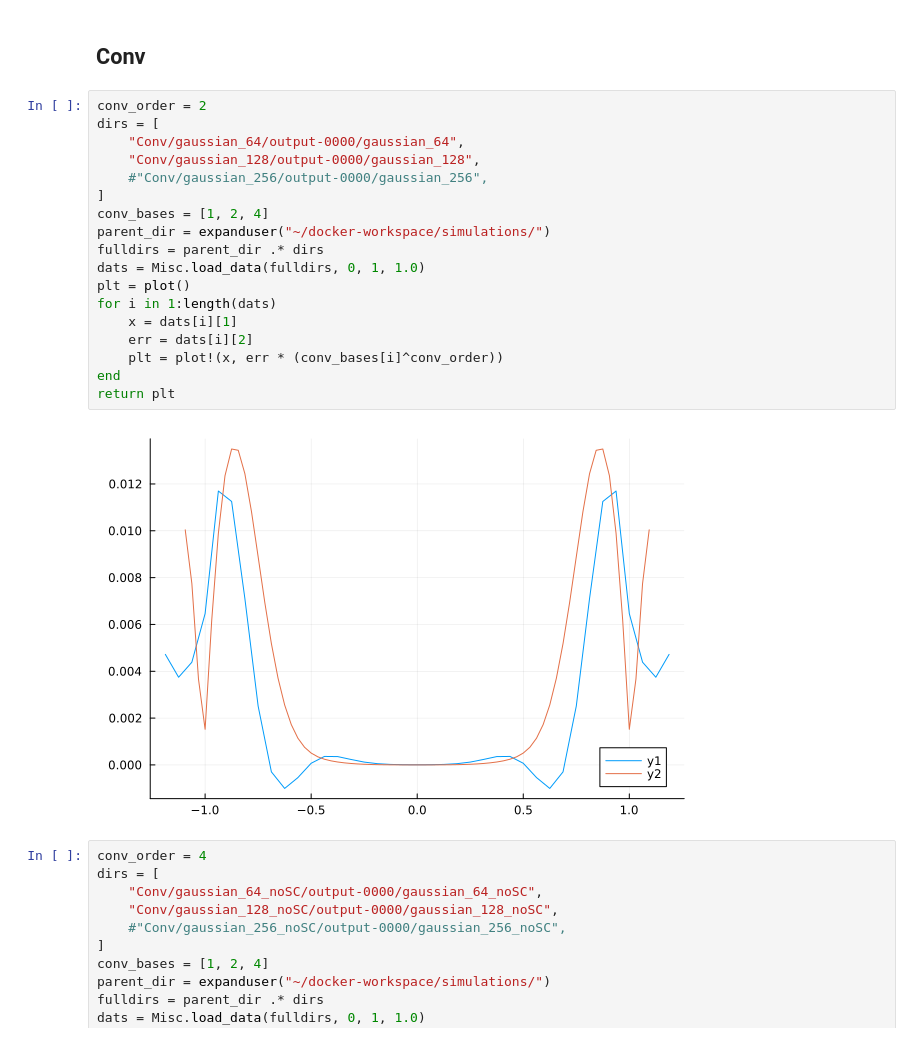
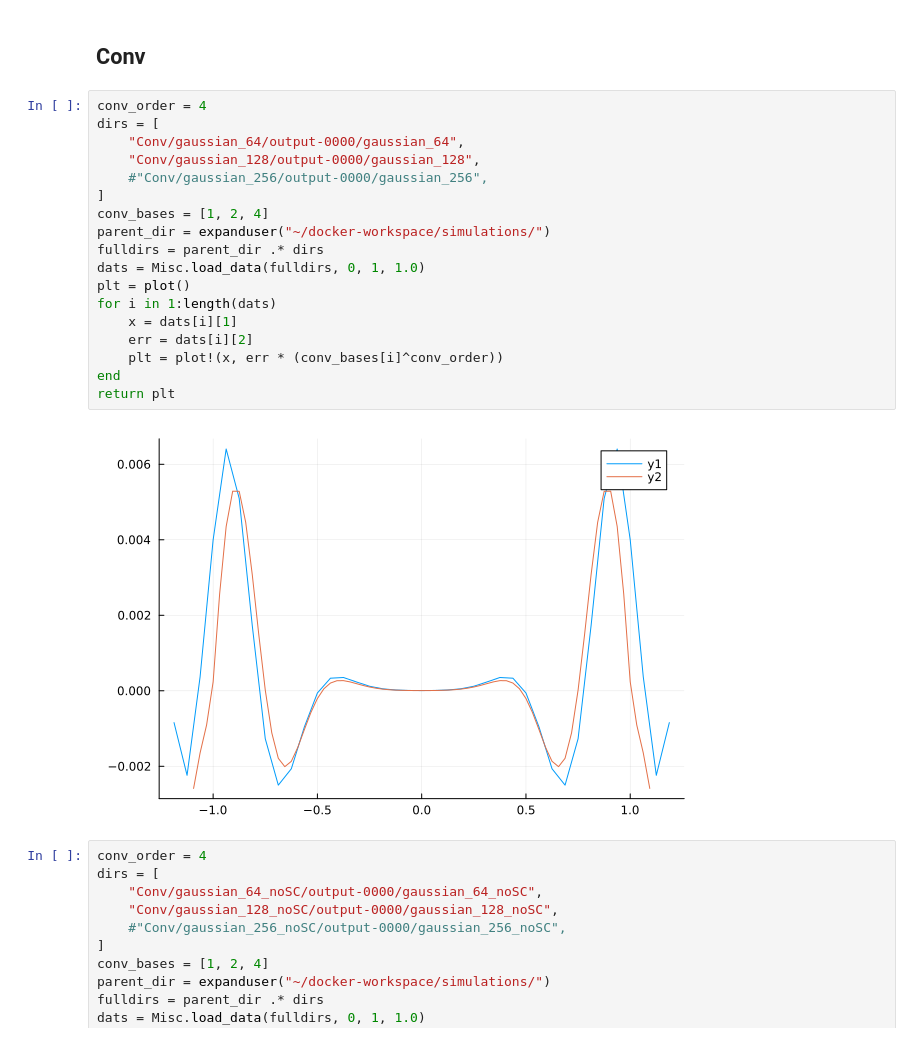
Before and after one commit to lwJi/Docs-Subcycling, a Jupyter notebook: ipynb-carpetx/Convergence.ipynb, the cells around one changed output. Saved outputs shown, nothing was run; the diff lists cells and outputs as text.

```diff
--- a/ipynb-carpetx/Convergence.ipynb
+++ b/ipynb-carpetx/Convergence.ipynb
@@ -93,25 +93,25 @@ return plt
 # %% [markdown]
 ## Conv
 # %%
-conv_order = 2
+conv_order = 4
 dirs = [
     "Conv/gaussian_64/output-0000/gaussian_64",
     "Conv/gaussian_128/output-0000/gaussian_128",
     #"Conv/gaussian_256/output-0000/gaussian_256",
 ]
 conv_bases = [1, 2, 4]
 parent_dir = expanduser("~/docker-workspace/simulations/")
 fulldirs = parent_dir .* dirs
 dats = Misc.load_data(fulldirs, 0, 1, 1.0)
 plt = plot()
 for i in 1:length(dats)
     x = dats[i][1]
     err = dats[i][2]
     plt = plot!(x, err * (conv_bases[i]^conv_order))
 end
 return plt
 # %% [output]
-[figure, old version]
+[figure, new version]
 # %%
 conv_order = 4
 dirs = [
```
